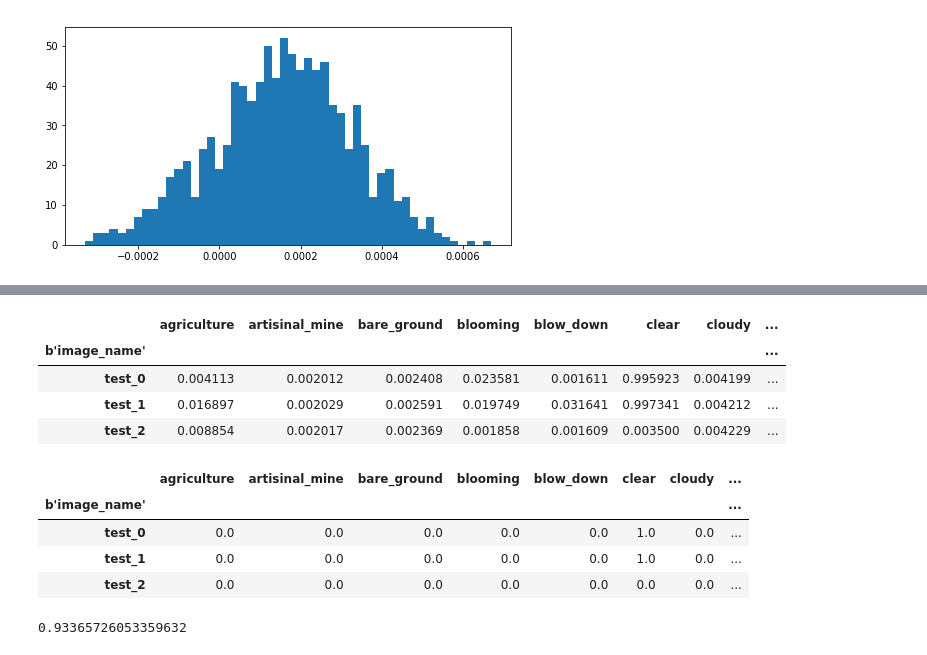
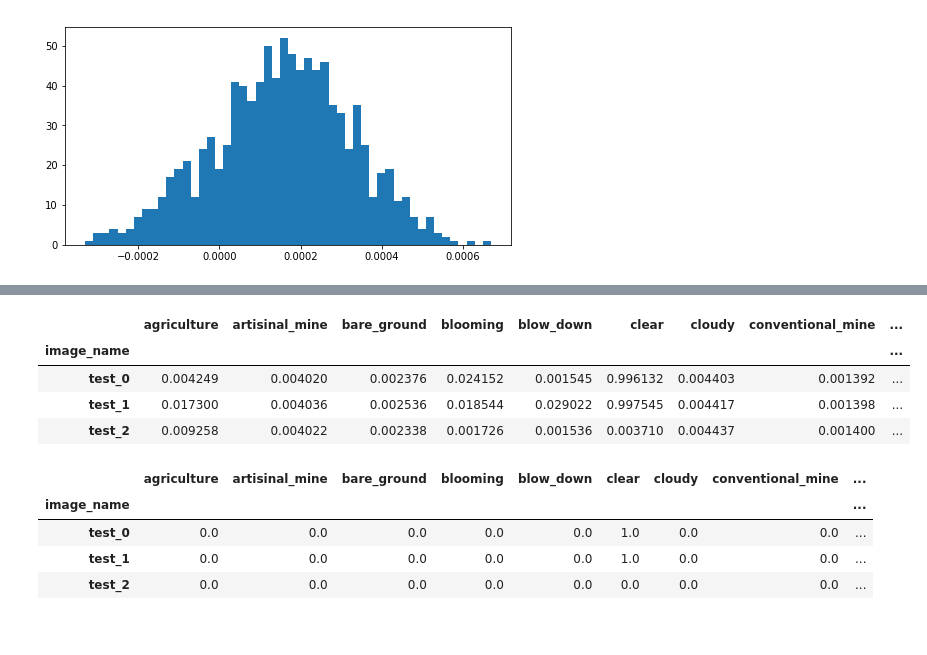
Before and after one commit to lopuhin/kaggle-amazon-2017, a Jupyter notebook: notebooks/heuristics.ipynb, the cells around one changed output, grey strips where cells are left out. Cells and saved outputs as stored; diff of their text form; code cells hidden in the pictures.

```diff
--- a/notebooks/heuristics.ipynb
+++ b/notebooks/heuristics.ipynb
@@ -247,9 +219,9 @@ T-test: Ttest_1sampResult(statistic=8.3901947871382649, pvalue=1.641623943071171
 # %%
-test_pred = pd.read_hdf('../../_data/20170718-234554-b5-albu-test.h5')
+test_pred = pd.read_hdf('../../_data/20170720-005737-b6-albu-0.93359-test.h5')
 test_pred[:3]
 # %% [output]
-|  | agriculture | artisinal_mine | bare_ground | blooming | blow_down | clear | cloudy | ... |
-| b'image_name' |  |  |  |  |  |  |  | ... |
-| test_0 | 0.004113 | 0.002012 | 0.002408 | 0.023581 | 0.001611 | 0.995923 | 0.004199 | ... |
-| test_1 | 0.016897 | 0.002029 | 0.002591 | 0.019749 | 0.031641 | 0.997341 | 0.004212 | ... |
-| test_2 | 0.008854 | 0.002017 | 0.002369 | 0.001858 | 0.001609 | 0.003500 | 0.004229 | ... |
+|  | agriculture | artisinal_mine | bare_ground | blooming | blow_down | clear | cloudy | conventional_mine | ... |
+| image_name |  |  |  |  |  |  |  |  | ... |
+| test_0 | 0.004249 | 0.004020 | 0.002376 | 0.024152 | 0.001545 | 0.996132 | 0.004403 | 0.001392 | ... |
+| test_1 | 0.017300 | 0.004036 | 0.002536 | 0.018544 | 0.029022 | 0.997545 | 0.004417 | 0.001398 | ... |
+| test_2 | 0.009258 | 0.004022 | 0.002338 | 0.001726 | 0.001536 | 0.003710 | 0.004437 | 0.001400 | ... |
@@ -260,8 +230,8 @@ bayes_shifted_test_hack = make_bayes_submission.get_df_prediction(sigmoid(logit(
 # %%
-bayes_shifted_test_hack[:3]
+bayes_test[:3]
 # %% [output]
-|  | agriculture | artisinal_mine | bare_ground | blooming | blow_down | clear | cloudy | ... |
-| b'image_name' |  |  |  |  |  |  |  | ... |
-| test_0 | 0.0 | 0.0 | 0.0 | 0.0 | 0.0 | 1.0 | 0.0 | ... |
-| test_1 | 0.0 | 0.0 | 0.0 | 0.0 | 0.0 | 1.0 | 0.0 | ... |
-| test_2 | 0.0 | 0.0 | 0.0 | 0.0 | 0.0 | 0.0 | 0.0 | ... |
+|  | agriculture | artisinal_mine | bare_ground | blooming | blow_down | clear | cloudy | conventional_mine | ... |
+| image_name |  |  |  |  |  |  |  |  | ... |
+| test_0 | 0.0 | 0.0 | 0.0 | 0.0 | 0.0 | 1.0 | 0.0 | 0.0 | ... |
+| test_1 | 0.0 | 0.0 | 0.0 | 0.0 | 0.0 | 1.0 | 0.0 | 0.0 | ... |
+| test_2 | 0.0 | 0.0 | 0.0 | 0.0 | 0.0 | 0.0 | 0.0 | 0.0 | ... |
@@ -273,7 +249,3 @@ out_df = pd.DataFrame([
-# %%
-original_score + 0.000066
-# %% [output]
-0.93365726053359632
 # %%
 out_df[:10]
 # %% [output]
```
Also changed, not shown: parts of 30 cells of this notebook.
